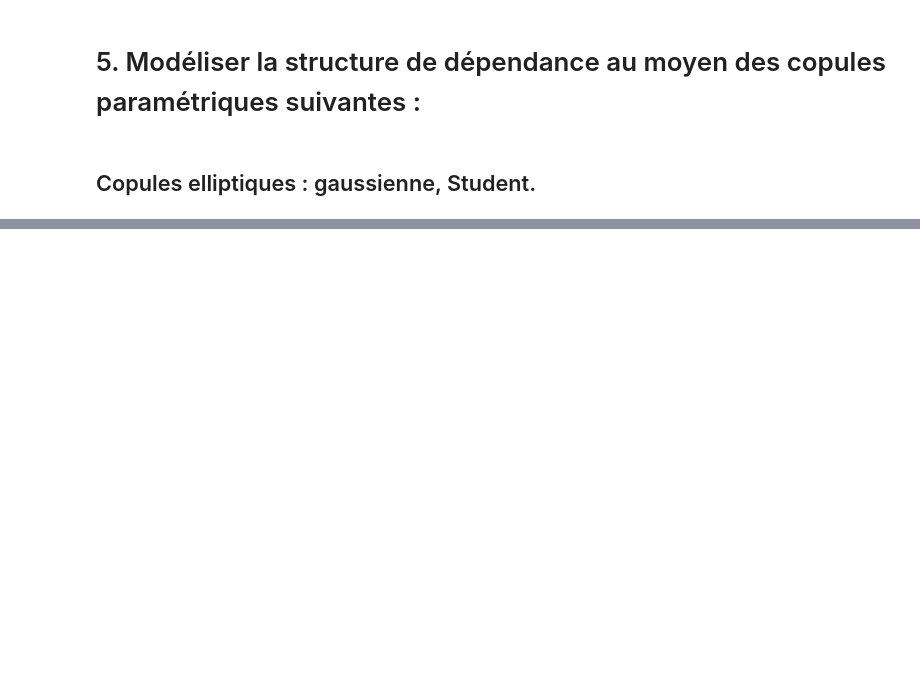
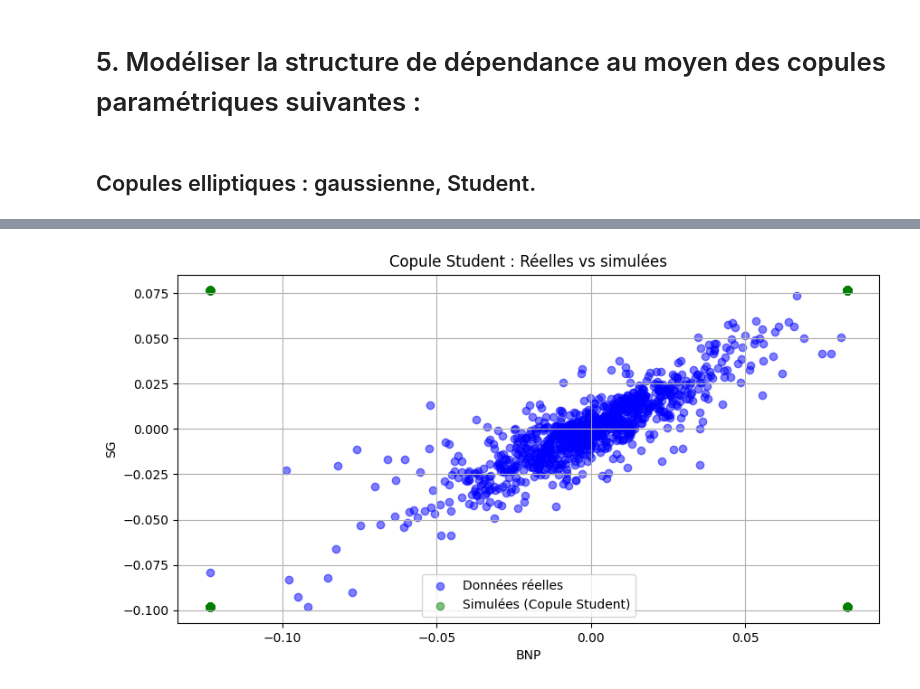
Before and after one commit to Jeangrivo/Gestion-des-Risques-Multiples, a Jupyter notebook: CreditVaR.ipynb, the cells around one changed output, grey strips where cells are left out. Drawn from its saved outputs; the diff is of its cells as text; code cells hidden in the pictures; blank space fills up the shorter version.

Commit message:
Ajout

```diff
--- a/CreditVaR.ipynb
+++ b/CreditVaR.ipynb
@@ -781,14 +700,0 @@ scatter_3d(samples, title="Données simulées par la copule gaussienne")
-# %%
-# Ajustement de la copule Student sur les données réelles
-student_copula = StudentTMultivariate()
-student_copula.fit(data_returns)
-# Génération d'échantillons simulés (1000 observations)
-student_samples = student_copula.sample(1000)
-
-# Préparation pour la visualisation 3D : ajout d'une colonne Index
-data_returns_3d = data_returns.copy()
-data_returns_3d['Index'] = data_returns_3d.index
-student_samples['Index'] = student_samples.index
-# Réorganisation des colonnes pour avoir exactement 3 colonnes
-data_returns_3d = data_returns_3d[['Index', 'BNP', 'SG']]
-student_samples = student_samples[['Index', 'BNP', 'SG']]
@@ -796,0 +701,36 @@ ImportError: cannot import name 'StudentTMultivariate' from 'copulas.multivariat
+# %%
+from copulae import StudentCopula
+
+# 1. Correction des index dupliqués
+data_returns = data_returns.reset_index(drop=True)
+
+# 2. Transformation des données en rangs (pour obtenir des valeurs uniformes dans [0, 1])
+rank_data = data_returns.rank() / (len(data_returns) + 1)
+
+# 3. Ajustement de la copule Student sur les rangs
+copula_student = StudentCopula(dim=2)  # 2 variables
+copula_student.fit(rank_data.values)
+
+# 4. Génération d'échantillons de la copule (valeurs sur [0, 1])
+samples = copula_student.random(len(data_returns['BNP']))
+
+# 5. Transformation inverse des rangs vers l'échelle originale
+# Utilisation de np.percentile qui prend en argument les pourcentages (multipliez par 100)
+simulated_BNP = np.percentile(data_returns['BNP'], samples[:, 0] * 100)
+simulated_SG  = np.percentile(data_returns['SG'], samples[:, 1] * 100)
+simulated_returns = pd.DataFrame({
+    'BNP': simulated_BNP,
+    'SG': simulated_SG
+})
+
+# 6. Visualisation
+plt.figure(figsize=(10, 5))
+plt.scatter(data_returns['BNP'], data_returns['SG'], alpha=0.5, label="Données réelles", color="blue")
+plt.scatter(simulated_returns['BNP'], simulated_returns['SG'], alpha=0.5, label="Simulées (Copule Student)", color="green")
+plt.xlabel("BNP")
+plt.ylabel("SG")
+plt.title("Copule Student : Réelles vs simulées")
+plt.legend()
+plt.grid(True)
+plt.show()
+# %% [output]
@@ -796,0 +738 @@ ImportError: cannot import name 'StudentTMultivariate' from 'copulas.multivariat
+[figure, added]
```
Also changed, not shown: parts of 37 cells of this notebook.
